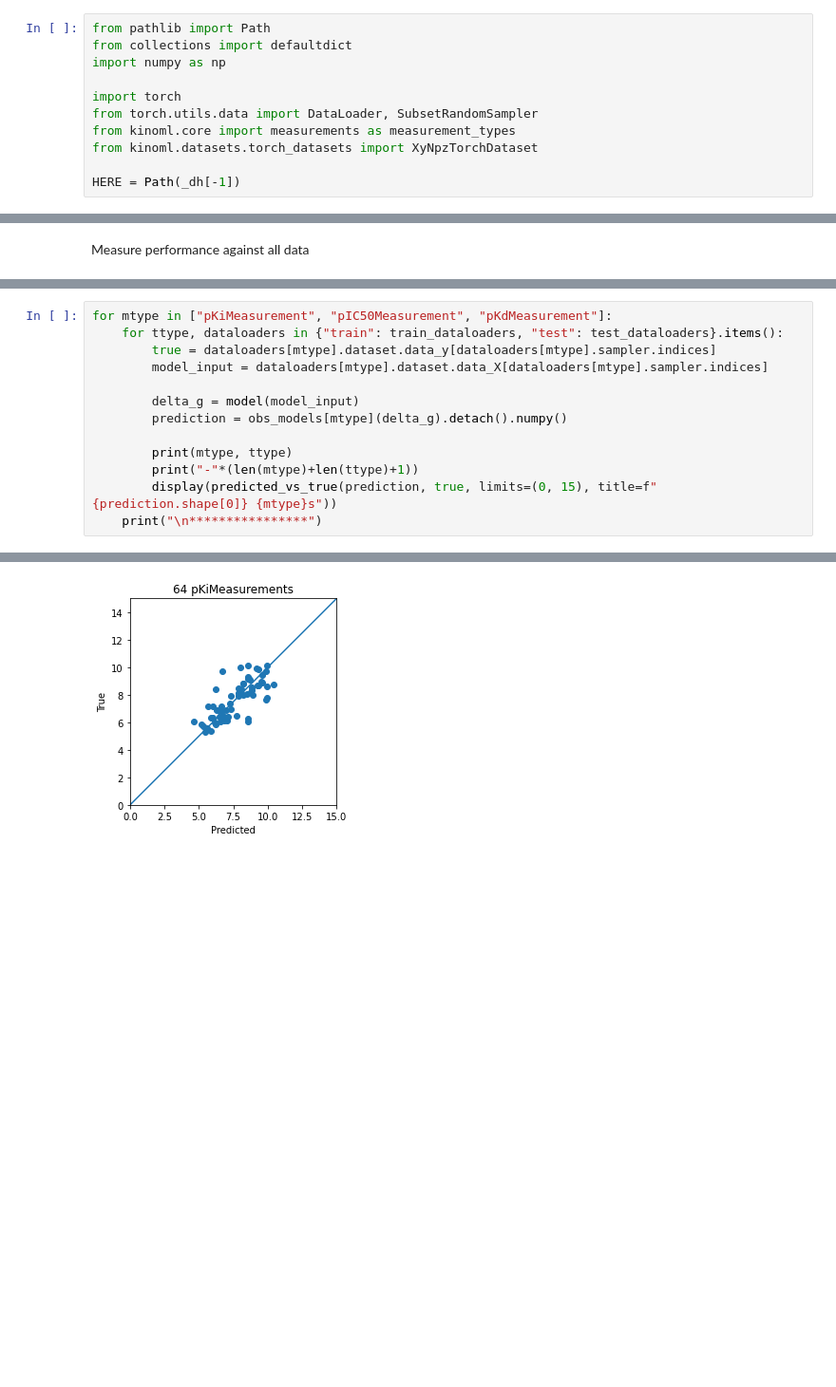
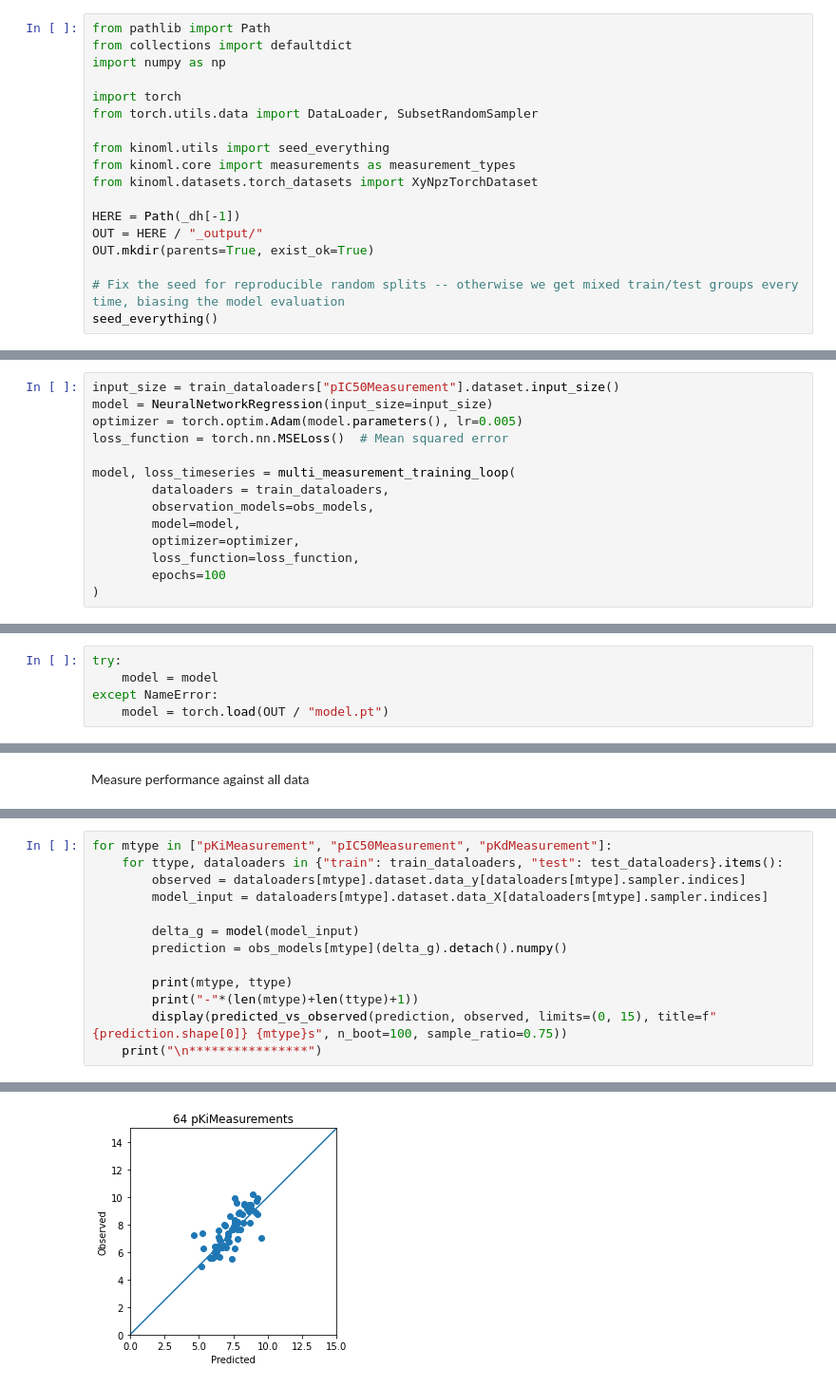
Before and after one commit to openkinome/experiments-binding-affinity, a Jupyter notebook: ligand-based/MorganFingerprint/LNN/train.ipynb, the cells around one changed output, grey strips where cells are left out. Shown at 95% size. Cells and saved outputs as stored; diff of their text form; blank space fills up the shorter version.

```diff
--- a/ligand-based/MorganFingerprint/LNN/train.ipynb
+++ b/ligand-based/MorganFingerprint/LNN/train.ipynb
@@ -14,7 +14,14 @@ import numpy as np
 
 import torch
 from torch.utils.data import DataLoader, SubsetRandomSampler
+
+from kinoml.utils import seed_everything
 from kinoml.core import measurements as measurement_types
 from kinoml.datasets.torch_datasets import XyNpzTorchDataset
 
 HERE = Path(_dh[-1])
+OUT = HERE / "_output/"
+OUT.mkdir(parents=True, exist_ok=True)
+
+# Fix the seed for reproducible random splits -- otherwise we get mixed train/test groups every time, biasing the model evaluation
+seed_everything()
@@ -95,2 +56,16 @@ for epoch in range_epochs:
+# %%
+input_size = train_dataloaders["pIC50Measurement"].dataset.input_size()
+model = NeuralNetworkRegression(input_size=input_size)
+optimizer = torch.optim.Adam(model.parameters(), lr=0.005)
+loss_function = torch.nn.MSELoss()  # Mean squared error
+
+model, loss_timeseries = multi_measurement_training_loop(
+        dataloaders = train_dataloaders,
+        observation_models=obs_models,
+        model=model,
+        optimizer=optimizer,
+        loss_function=loss_function,
+        epochs=100
+)
 # %% [markdown]
 Save model to disk!
@@ -103,3 +78,8 @@ torch.save(model, output / "model.pt")
+# %%
+try:
+    model = model
+except NameError:
+    model = torch.load(OUT / "model.pt")
 # %% [markdown]
 Loss  timeseries
 # %%
@@ -121,7 +100,7 @@ from kinoml.analysis.metrics import performance
 # %%
 for mtype in ["pKiMeasurement", "pIC50Measurement", "pKdMeasurement"]:
     for ttype, dataloaders in {"train": train_dataloaders, "test": test_dataloaders}.items():
-        true = dataloaders[mtype].dataset.data_y[dataloaders[mtype].sampler.indices]
+        observed = dataloaders[mtype].dataset.data_y[dataloaders[mtype].sampler.indices]
         model_input = dataloaders[mtype].dataset.data_X[dataloaders[mtype].sampler.indices]
 
         delta_g = model(model_input)
@@ -129,7 +108,7 @@ for mtype in ["pKiMeasurement", "pIC50Measurement", "pKdMeasurement"]:
 
         print(mtype, ttype)
         print("-"*(len(mtype)+len(ttype)+1))
-        display(predicted_vs_true(prediction, true, limits=(0, 15), title=f"{prediction.shape[0]} {mtype}s"))
+        display(predicted_vs_observed(prediction, observed, limits=(0, 15), title=f"{prediction.shape[0]} {mtype}s", n_boot=100, sample_ratio=0.75))
     print("\n****************")
 # %% [output]
 pKiMeasurement train
@@ -148,4 +127,4 @@ RMSE: 1.00
-[figure, old version]
+[figure, new version]
 ****************
 pIC50Measurement train
 ----------------------
```
Also changed, not shown: parts of 13 cells of this notebook, 2 other files.
